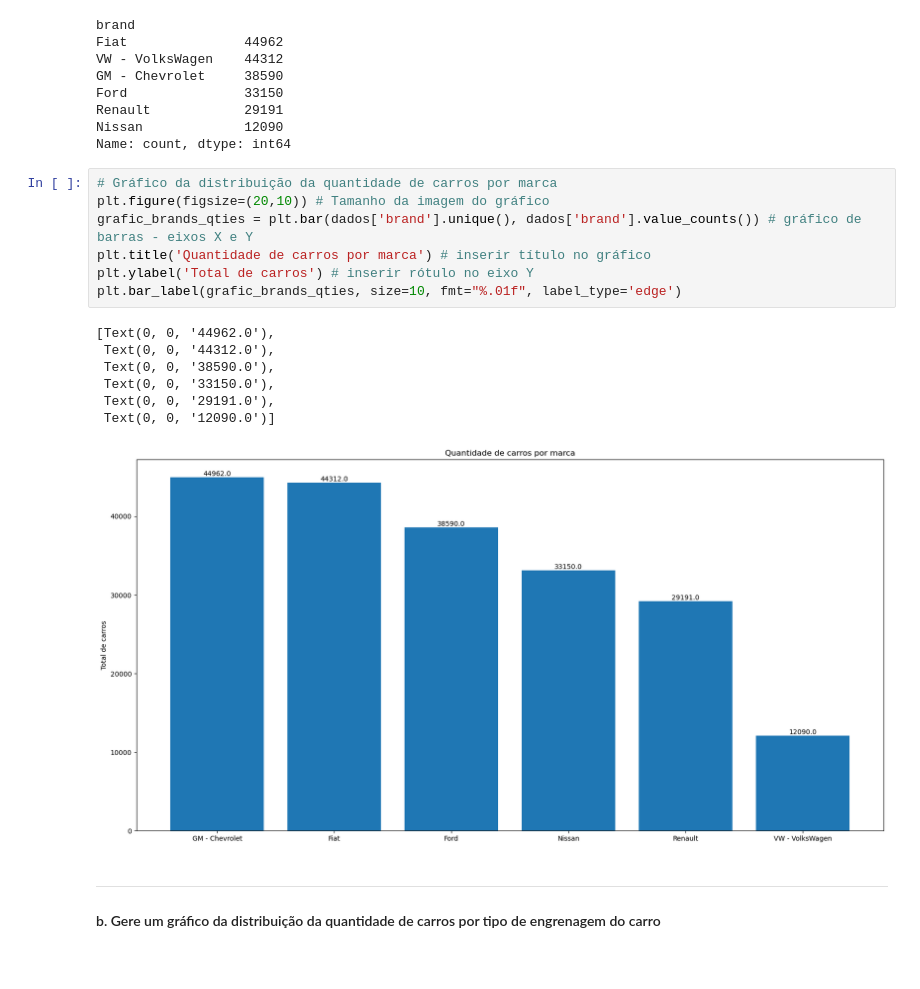
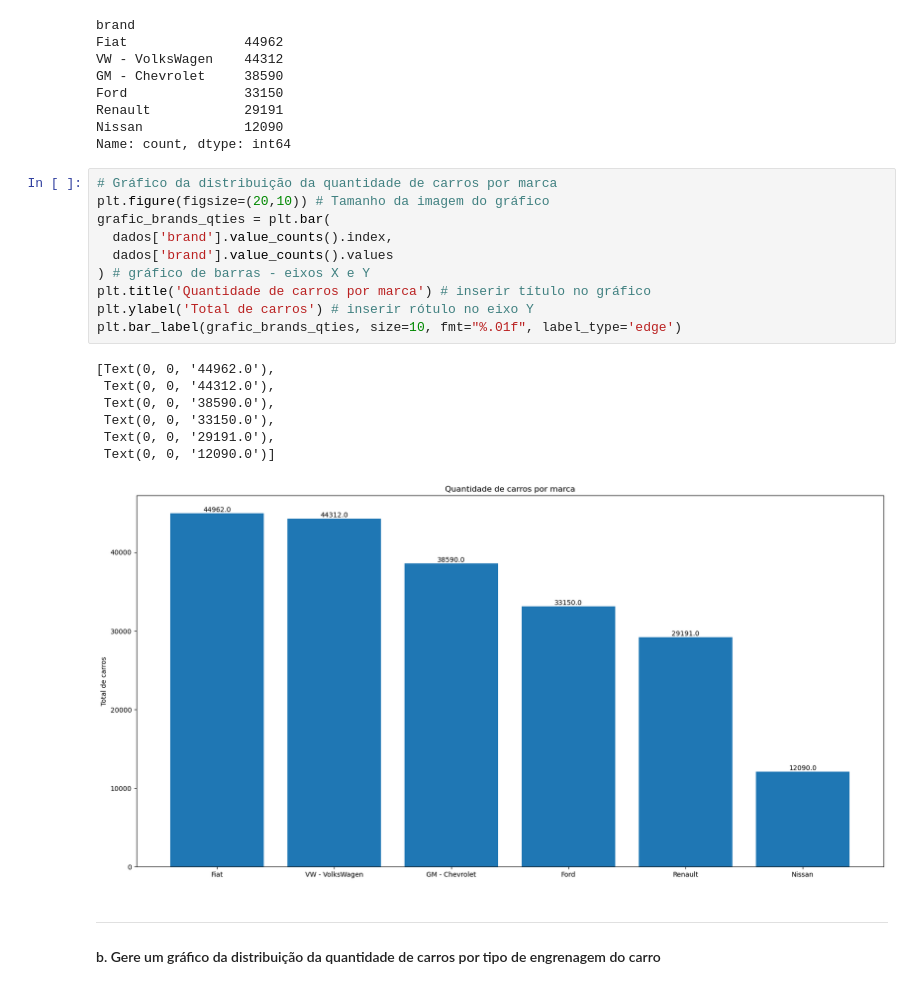
Before and after one commit to rodrigoRolim/LPA_python, a Jupyter notebook: scripts.ipynb, the cells around one changed output. Cells and saved outputs as stored; diff of their text form.

Commit message:
fix the graphics

```diff
--- a/scripts.ipynb
+++ b/scripts.ipynb
@@ -245,18 +233,21 @@ Name: count, dtype: int64
 # %%
 # Gráfico da distribuição da quantidade de carros por marca
 plt.figure(figsize=(20,10)) # Tamanho da imagem do gráfico
-grafic_brands_qties = plt.bar(dados['brand'].unique(), dados['brand'].value_counts()) # gráfico de barras - eixos X e Y
+grafic_brands_qties = plt.bar(
+  dados['brand'].value_counts().index,
+  dados['brand'].value_counts().values
+) # gráfico de barras - eixos X e Y
 plt.title('Quantidade de carros por marca') # inserir título no gráfico
 plt.ylabel('Total de carros') # inserir rótulo no eixo Y
 plt.bar_label(grafic_brands_qties, size=10, fmt="%.01f", label_type='edge')
 # %% [output]
 [Text(0, 0, '44962.0'),
  Text(0, 0, '44312.0'),
  Text(0, 0, '38590.0'),
  Text(0, 0, '33150.0'),
  Text(0, 0, '29191.0'),
  Text(0, 0, '12090.0')]
-[figure, old version]
+[figure, new version]
 # %% [markdown]
 ---
 
```
Also changed, not shown: parts of 8 cells of this notebook.
